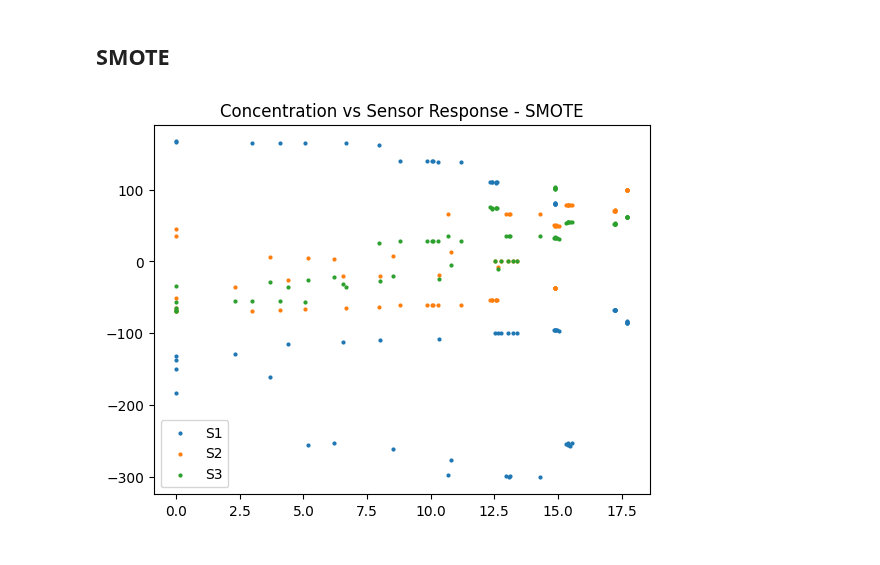
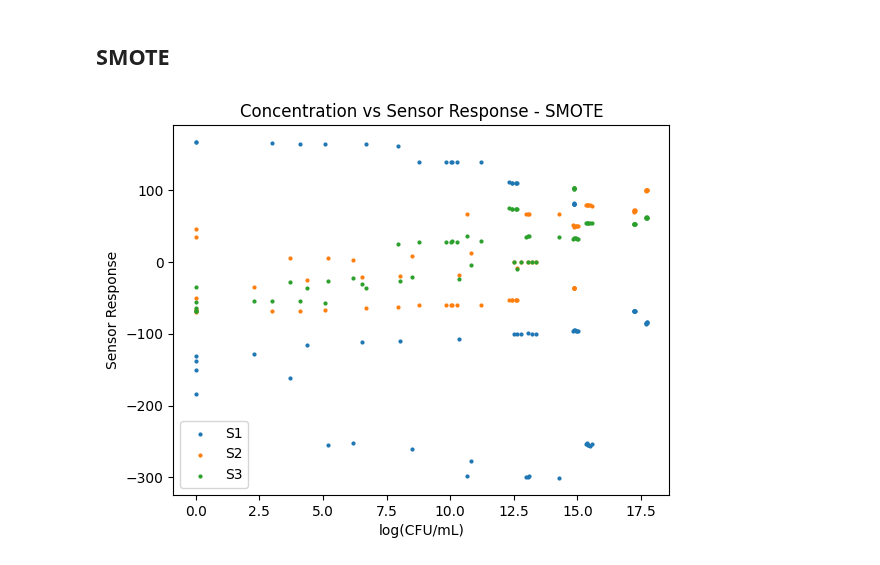
Before and after one commit to SohamD34/BTP, a Jupyter notebook: scripts/Analysis/datasets.ipynb, the cells around one changed output. Saved outputs shown, nothing was run; the diff lists cells and outputs as text; code cells hidden in the pictures.

```diff
--- a/scripts/Analysis/datasets.ipynb
+++ b/scripts/Analysis/datasets.ipynb
@@ -75,9 +79,11 @@ plt.show()
 # %%
 plt.scatter(np.log(smote_data['CFU/mL']), smote_data['Sensor1'], label='S1', s=4)
 plt.scatter(np.log(smote_data['CFU/mL']), smote_data['Sensor2'], label='S2', s=4)
 plt.scatter(np.log(smote_data['CFU/mL']), smote_data['Sensor3'], label='S3', s=4)
+plt.xlabel('log(CFU/mL)')
+plt.ylabel('Sensor Response')
 plt.legend()
 plt.title('Concentration vs Sensor Response - SMOTE')
 plt.show()
 # %% [output]
-[figure, old version]
+[figure, new version]
```
Also changed, not shown: parts of 3 cells of this notebook, 7 other files.
